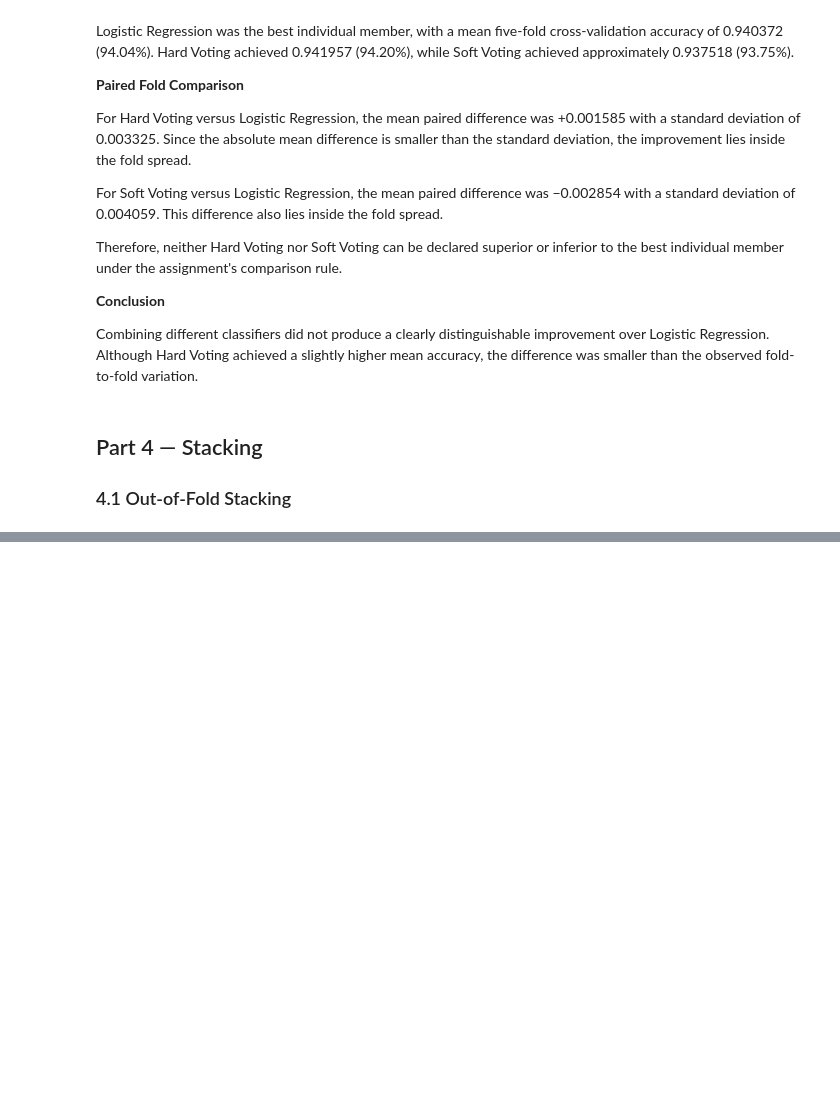
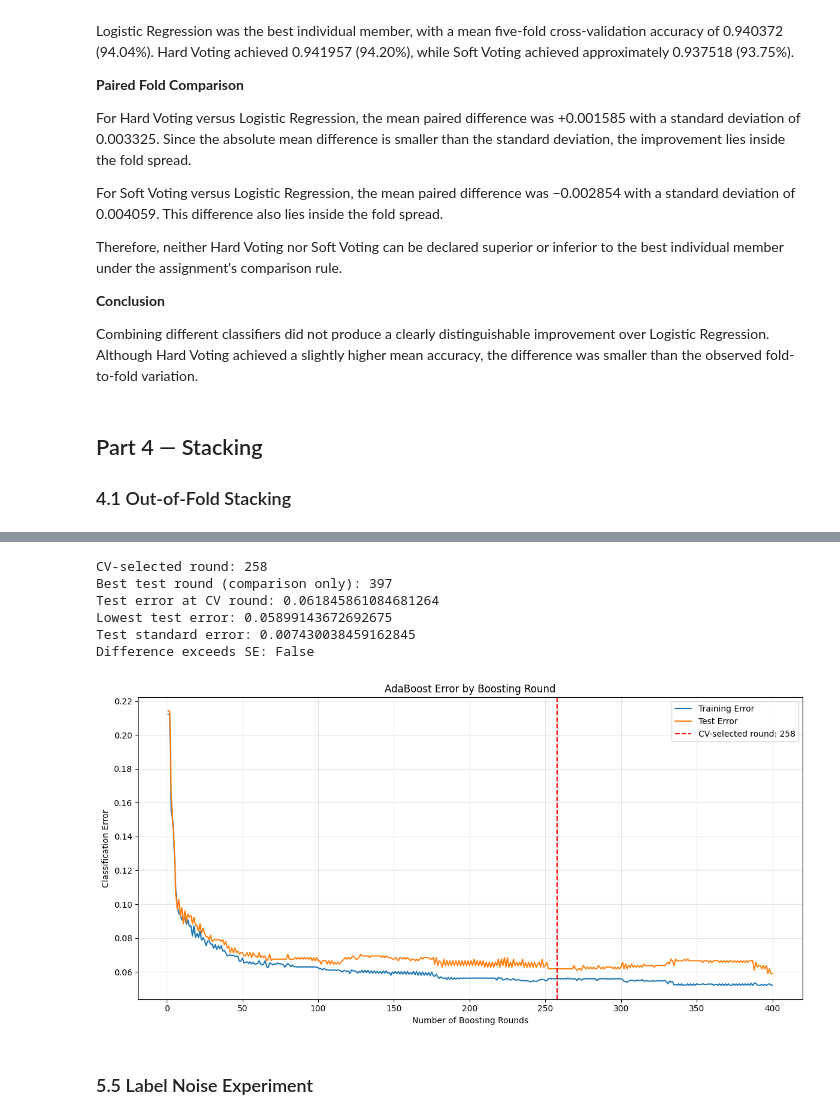
Before and after one commit to Annamerkulova/Merkulova_ML_task_4, a Jupyter notebook: Merkulova_task4.ipynb, the cells around one changed output, grey strips where cells are left out. Drawn from its saved outputs; the diff is of its cells as text; code cells hidden in the pictures; blank space fills up the shorter version.

```diff
--- a/Merkulova_task4.ipynb
+++ b/Merkulova_task4.ipynb
@@ -868,0 +1218,73 @@ print("Manual stacking accuracy:", manual_stack_accuracy)
+# %%
+
+cv_curves = []
+
+for train_idx, val_idx in cv.split(X_train, y_train):
+    model = clone(ada)
+
+    model.fit(
+        X_train[train_idx],
+        y_train[train_idx]
+    )
+
+    scores = np.array(list(model.staged_score(
+        X_train[val_idx],
+        y_train[val_idx]
+    )))
+
+    cv_curves.append(scores)
+
+mean_cv_accuracy = np.mean(cv_curves, axis=0)
+
+# np.argmax selects the earliest maximum
+chosen_round = int(np.argmax(mean_cv_accuracy) + 1)
+best_test_round = int(np.argmax(test_accuracy) + 1)
+
+chosen_test_error = test_error[chosen_round - 1]
+best_test_error = test_error[best_test_round - 1]
+
+p = test_accuracy[chosen_round - 1]
+
+se = np.sqrt(
+    p * (1 - p) / len(y_test)
+)
+
+print("CV-selected round:", chosen_round)
+print("Best test round (comparison only):", best_test_round)
+print("Test error at CV round:", chosen_test_error)
+print("Lowest test error:", best_test_error)
+print("Test standard error:", se)
+print(
+    "Difference exceeds SE:",
+    abs(chosen_test_error - best_test_error) > se
+)
+
+plt.figure(figsize=(12, 6))
+
+plt.plot(rounds, train_error, label="Training Error")
+plt.plot(rounds, test_error, label="Test Error")
+
+plt.axvline(
+    chosen_round,
+    color="red",
+    linestyle="--",
+    label=f"CV-selected round: {chosen_round}"
+)
+
+plt.xlabel("Number of Boosting Rounds")
+plt.ylabel("Classification Error")
+plt.title("AdaBoost Error by Boosting Round")
+plt.legend()
+plt.grid(alpha=0.3)
+plt.tight_layout()
+plt.show()
+# %% [output]
+CV-selected round: 258
+Best test round (comparison only): 397
+Test error at CV round: 0.061845861084681264
+Lowest test error: 0.05899143672692675
+Test standard error: 0.007430038459162845
+Difference exceeds SE: False
+[figure, added]
+# %% [markdown]
+### 5.5 Label Noise Experiment
```
Also changed, not shown: parts of 21 cells of this notebook.
